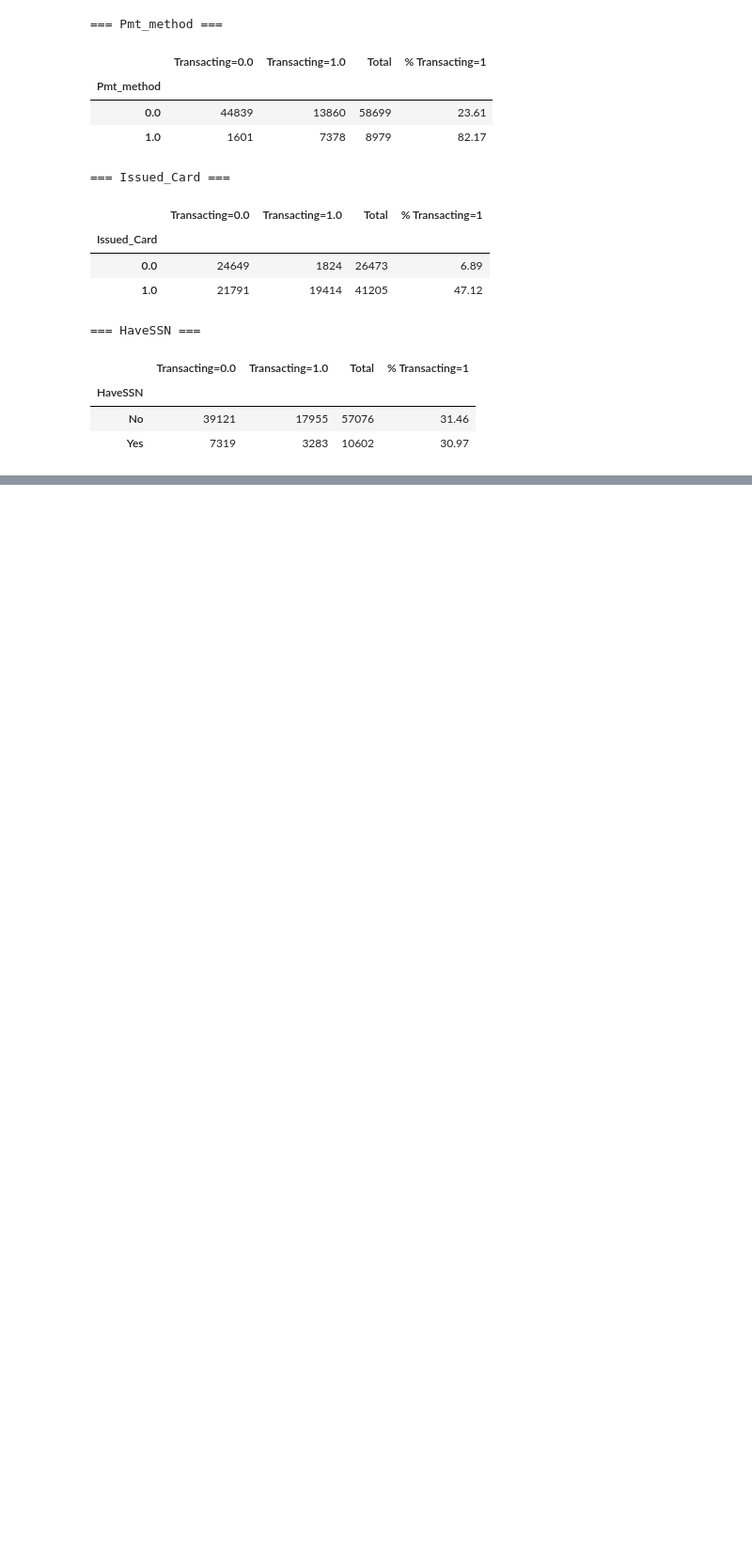
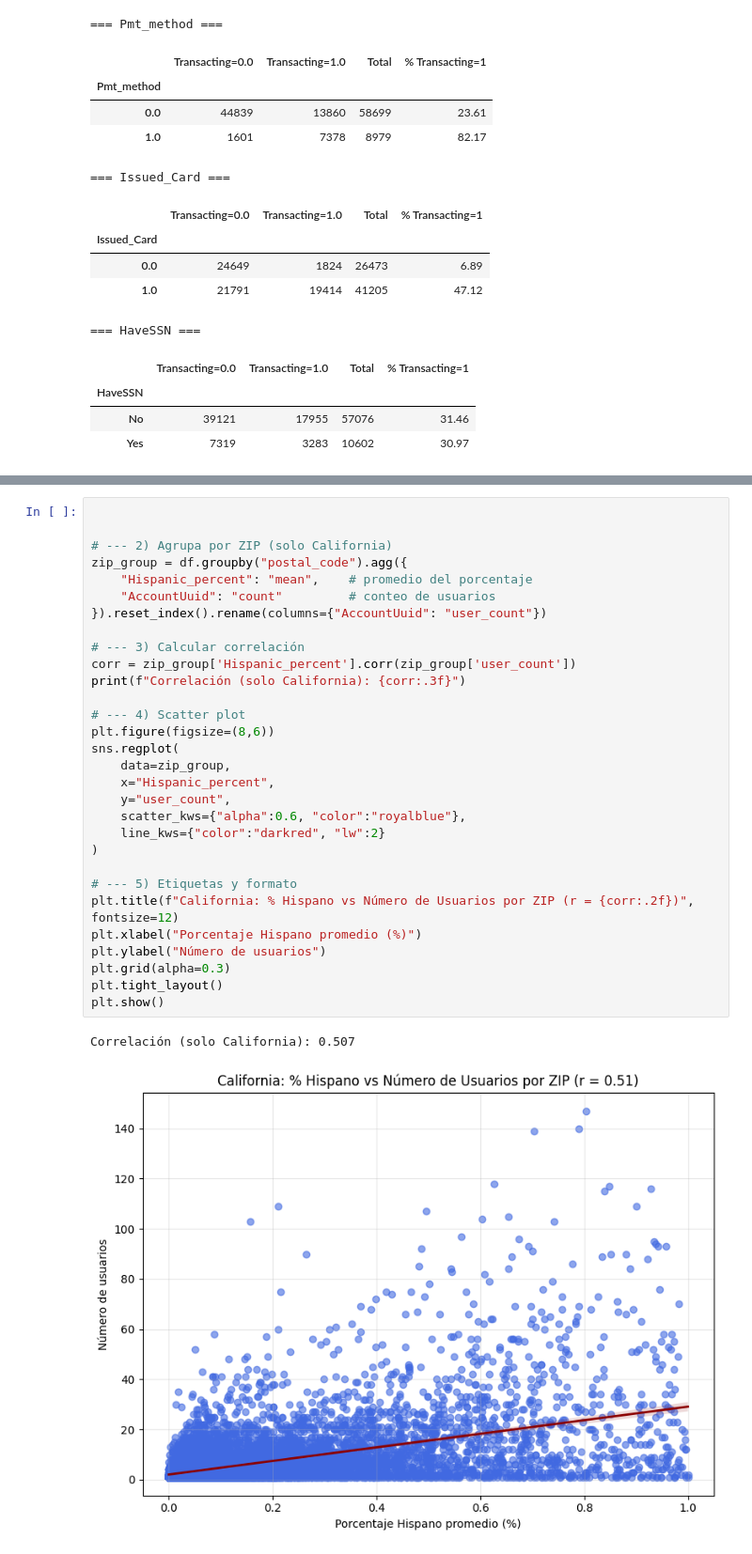
Before and after one commit to christiangarza1505813/ClassModel, a Jupyter notebook: Model/model.ipynb, the cells around one changed output, grey strips where cells are left out. Shown at 94% size. Saved outputs shown, nothing was run; the diff lists cells and outputs as text; blank space fills up the shorter version.

```diff
--- a/Model/model.ipynb
+++ b/Model/model.ipynb
@@ -462,0 +475,33 @@ for col, tabla in matrices.items():
+# %%
+
+
+# --- 2) Agrupa por ZIP (solo California)
+zip_group = df.groupby("postal_code").agg({
+    "Hispanic_percent": "mean",    # promedio del porcentaje
+    "AccountUuid": "count"         # conteo de usuarios
+}).reset_index().rename(columns={"AccountUuid": "user_count"})
+
+# --- 3) Calcular correlación
+corr = zip_group['Hispanic_percent'].corr(zip_group['user_count'])
+print(f"Correlación (solo California): {corr:.3f}")
+
+# --- 4) Scatter plot
+plt.figure(figsize=(8,6))
+sns.regplot(
+    data=zip_group,
+    x="Hispanic_percent",
+    y="user_count",
+    scatter_kws={"alpha":0.6, "color":"royalblue"},
+    line_kws={"color":"darkred", "lw":2}
+)
+
+# --- 5) Etiquetas y formato
+plt.title(f"California: % Hispano vs Número de Usuarios por ZIP (r = {corr:.2f})", fontsize=12)
+plt.xlabel("Porcentaje Hispano promedio (%)")
+plt.ylabel("Número de usuarios")
+plt.grid(alpha=0.3)
+plt.tight_layout()
+plt.show()
+# %% [output]
+Correlación (solo California): 0.507
+[figure, added]
```
Also changed, not shown: parts of 8 cells of this notebook.
